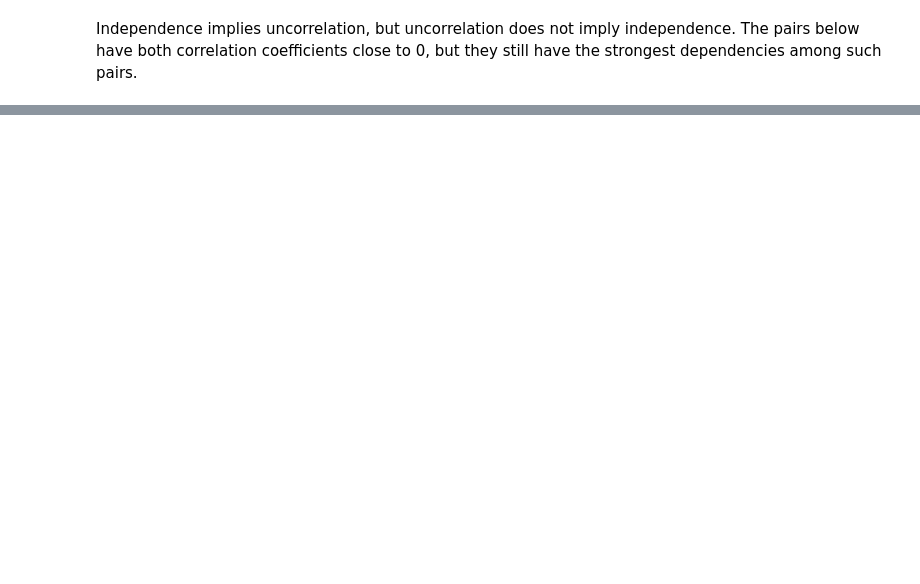
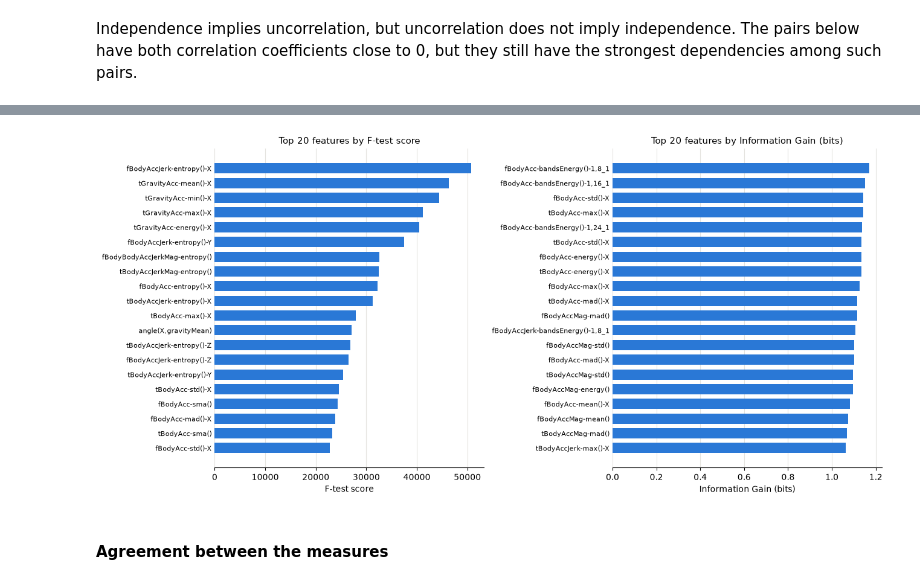
Before and after one commit to Stefy1209/Movement-Detection-using-Smartphone, a Jupyter notebook: src/Data_analysis.ipynb, the cells around one changed output, grey strips where cells are left out. Saved outputs shown, nothing was run; the diff lists cells and outputs as text; code cells hidden in the pictures; blank space fills up the shorter version.

Commit message:
Feature importance added

```diff
--- a/src/Data_analysis.ipynb
+++ b/src/Data_analysis.ipynb
@@ -469,0 +533,3 @@ Independence rejected for 18271 of them
+# %%
+top_f = top_features(importance, "f_score")
+top_f
@@ -469,0 +554,3 @@ Independence rejected for 18271 of them
+# %%
+top_ig = top_features(importance, "information_gain")
+top_ig
@@ -469,0 +575,19 @@ Independence rejected for 18271 of them
+# %%
+fig, axes = plt.subplots(1, 2, figsize=(13, 6), layout="constrained")
+panels = [(top_f, "f_score", "F-test score"), (top_ig, "information_gain", "Information Gain (bits)")]
+for ax, (top, measure, label) in zip(axes, panels):
+    ax.barh(top.index, top[measure], color="#2a78d6", height=0.7)
+    ax.invert_yaxis()
+    ax.set_xlabel(label)
+    ax.set_title(f"Top 20 features by {label}", fontsize=11)
+    ax.tick_params(axis="y", labelsize=8, length=0)
+    ax.grid(axis="x", color="#e4e3df", linewidth=0.8)
+    ax.set_axisbelow(True)
+    ax.spines[["top", "right", "left"]].set_visible(False)
+
+fig.savefig(IMPORTANCE_DIR / "top_features.png", dpi=300)
+plt.show()
+# %% [output]
+[figure, added]
+# %% [markdown]
+#### Agreement between the measures
```
Also changed, not shown: parts of 10 cells of this notebook.
